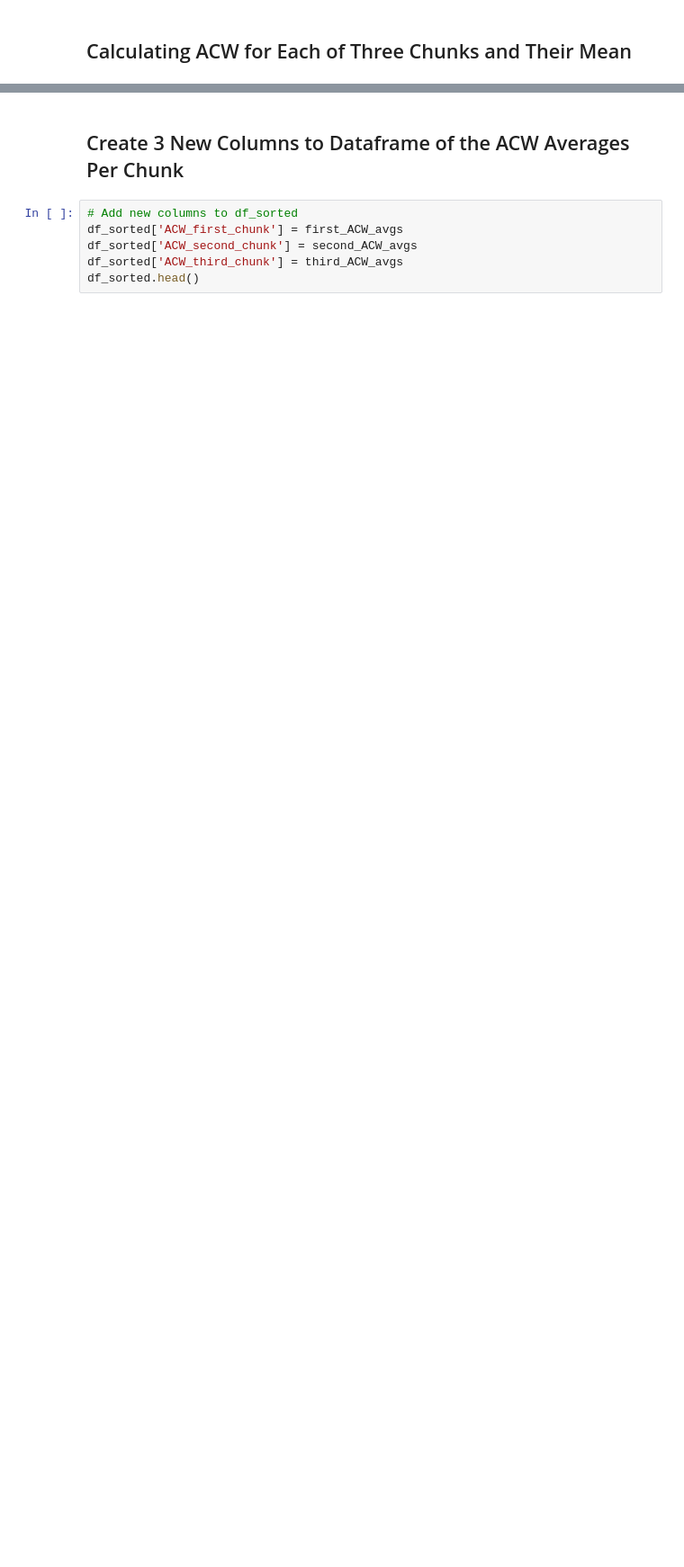
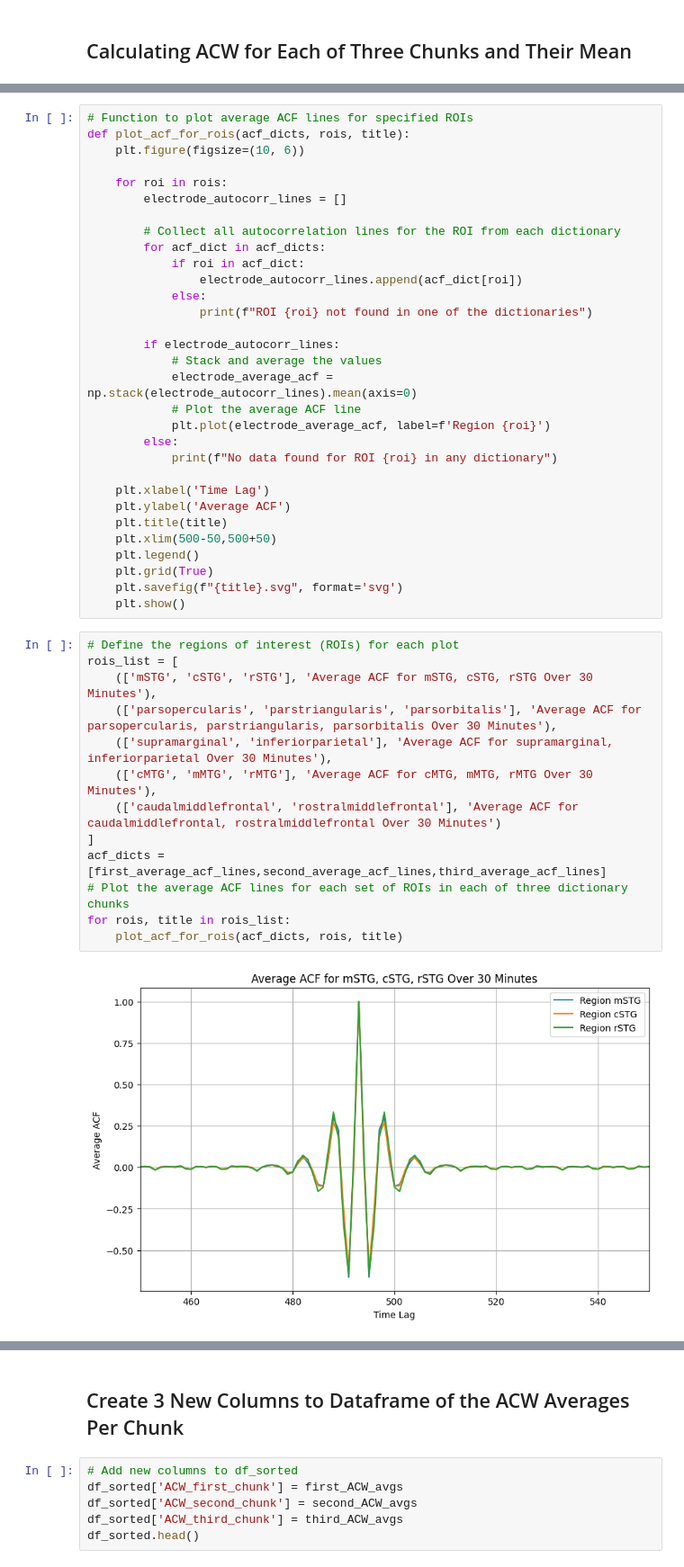
Before and after one commit to tevaughnshaw/autocorrelation, a Jupyter notebook: ECOG_Signal_Test.ipynb, the cells around one changed output, grey strips where cells are left out. Shown at 90% size. Cells and saved outputs as stored; diff of their text form; blank space fills up the shorter version.

```diff
--- a/ECOG_Signal_Test.ipynb
+++ b/ECOG_Signal_Test.ipynb
@@ -526,0 +709,46 @@ array([1.38639422, 1.23842369, 1.29145621, 1.2804867 , 1.29614969,
+# %%
+# Function to plot average ACF lines for specified ROIs
+def plot_acf_for_rois(acf_dicts, rois, title):
+    plt.figure(figsize=(10, 6))
+
+    for roi in rois:
+        electrode_autocorr_lines = []
+
+        # Collect all autocorrelation lines for the ROI from each dictionary
+        for acf_dict in acf_dicts:
+            if roi in acf_dict:
+                electrode_autocorr_lines.append(acf_dict[roi])
+            else:
+                print(f"ROI {roi} not found in one of the dictionaries")
+
+        if electrode_autocorr_lines:
+            # Stack and average the values
+            electrode_average_acf = np.stack(electrode_autocorr_lines).mean(axis=0)
+            # Plot the average ACF line
+            plt.plot(electrode_average_acf, label=f'Region {roi}')
+        else:
+            print(f"No data found for ROI {roi} in any dictionary")
+
+    plt.xlabel('Time Lag')
+    plt.ylabel('Average ACF')
+    plt.title(title)
+    plt.xlim(500-50,500+50)
+    plt.legend()
+    plt.grid(True)
+    plt.savefig(f"{title}.svg", format='svg')
+    plt.show()
+# %%
+# Define the regions of interest (ROIs) for each plot
+rois_list = [
+    (['mSTG', 'cSTG', 'rSTG'], 'Average ACF for mSTG, cSTG, rSTG Over 30 Minutes'),
+    (['parsopercularis', 'parstriangularis', 'parsorbitalis'], 'Average ACF for parsopercularis, parstriangularis, parsorbitalis Over 30 Minutes'),
+    (['supramarginal', 'inferiorparietal'], 'Average ACF for supramarginal, inferiorparietal Over 30 Minutes'),
+    (['cMTG', 'mMTG', 'rMTG'], 'Average ACF for cMTG, mMTG, rMTG Over 30 Minutes'),
+    (['caudalmiddlefrontal', 'rostralmiddlefrontal'], 'Average ACF for caudalmiddlefrontal, rostralmiddlefrontal Over 30 Minutes')
+]
+acf_dicts = [first_average_acf_lines,second_average_acf_lines,third_average_acf_lines]
+# Plot the average ACF lines for each set of ROIs in each of three dictionary chunks
+for rois, title in rois_list:
+    plot_acf_for_rois(acf_dicts, rois, title)
+# %% [output]
+[figure, added]
```
Also changed, not shown: parts of 29 cells of this notebook.
